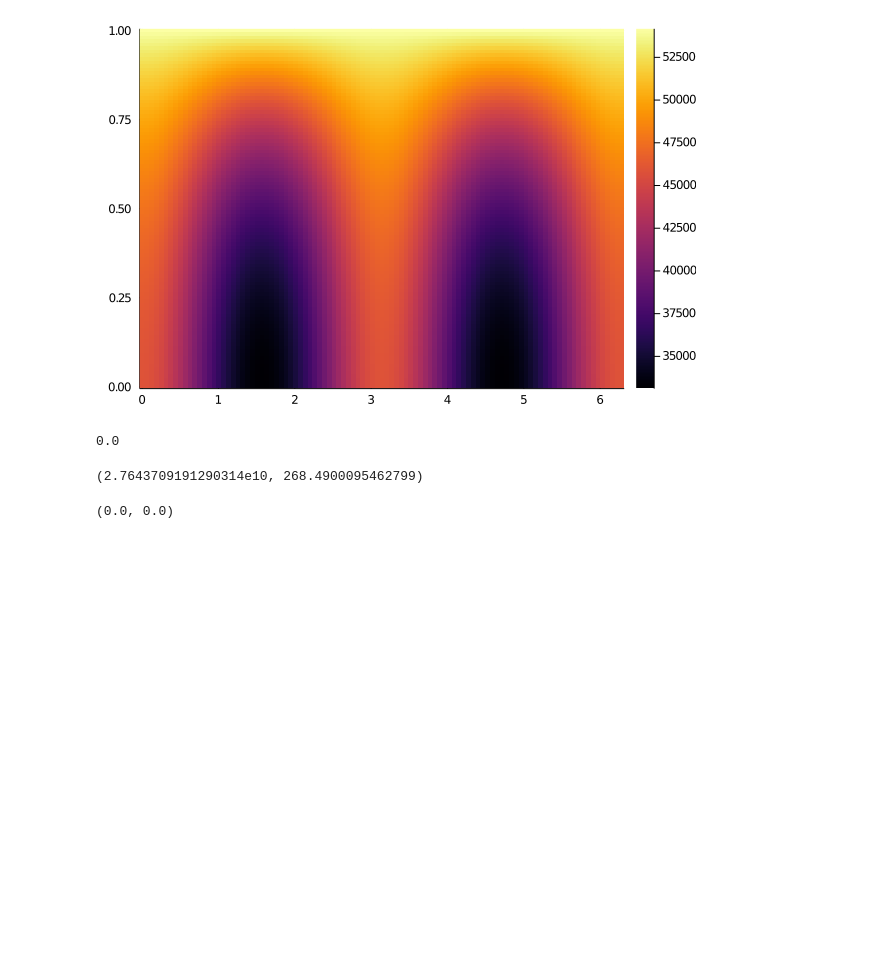
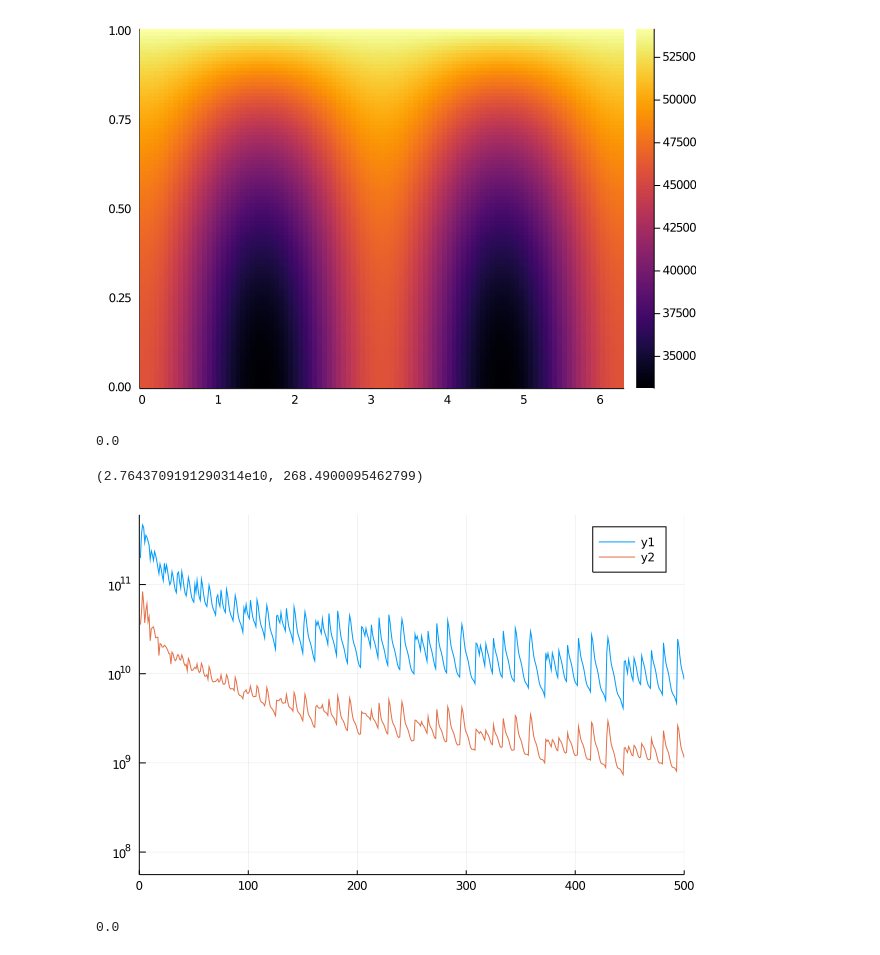
Before and after one commit to ladosamushia/BispectrumTheory, a Jupyter notebook: notebooks/visualisation.ipynb, the cells around one changed output. Saved outputs shown, nothing was run; the diff lists cells and outputs as text; code cells hidden in the pictures; blank space fills up the shorter version.

```diff
--- a/notebooks/visualisation.ipynb
+++ b/notebooks/visualisation.ipynb
@@ -28,7 +28,21 @@ B5D = x -> tree_level_bk(x[1], x[2], k1, k2, k3, b1, b2, f, pk)
 hcubature(B5D, [0, 0], [1, 2*pi])
 # %% [output]
 (2.7643709191290314e10, 268.4900095462799)
-# %%
-hcubature(B5D, [0, 0.1], [0, 0.3])
-# %% [output]
-(0.0, 0.0)
+# %%
+kkk = kkk_grid(0.005, 0.010, 30)
+Nkkk = size(kkk)[2]
+Bkkk00 = zeros(Nkkk)
+Bkkkm0 = zeros(Nkkk)
+for i in 1:Nkkk
+    Bkkk00[i] = B00(kkk[1,i], kkk[2,i], kkk[3,i], b1, b2, f, pk)
+    Bkkkm0[i] = tree_level_bk(0, 0, kkk[1,i], kkk[2,i], kkk[3,i], b1, b2, f, pk)
+end
+# %%
+plot(Bkkk00, yaxis=:log, xlim=(0,500))
+plot!(Bkkkm0)
+# %% [output]
+[figure, added]
+# %%
+Bkkk
+# %% [output]
+0.0
```
